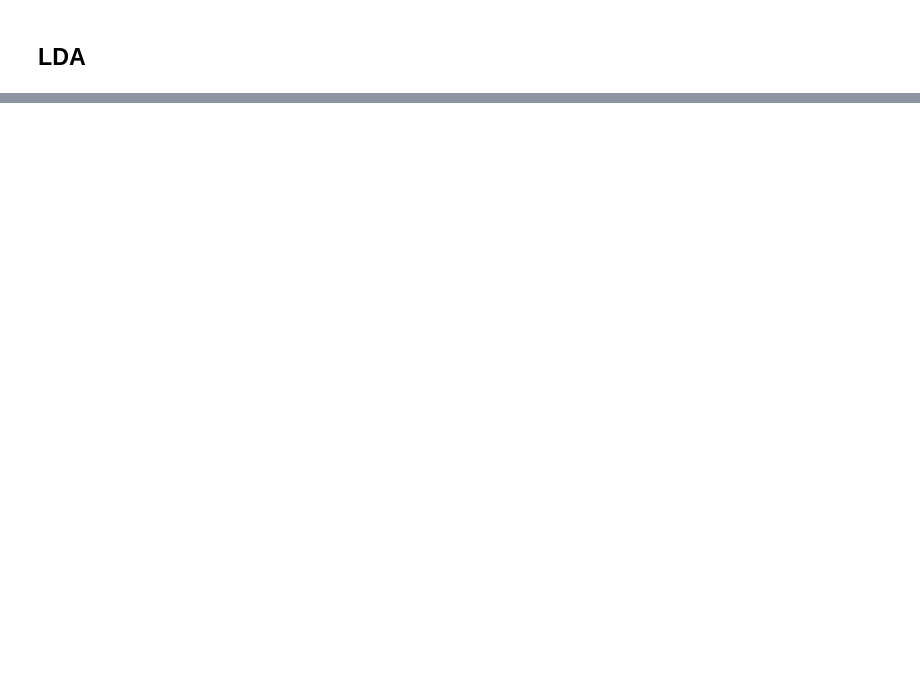
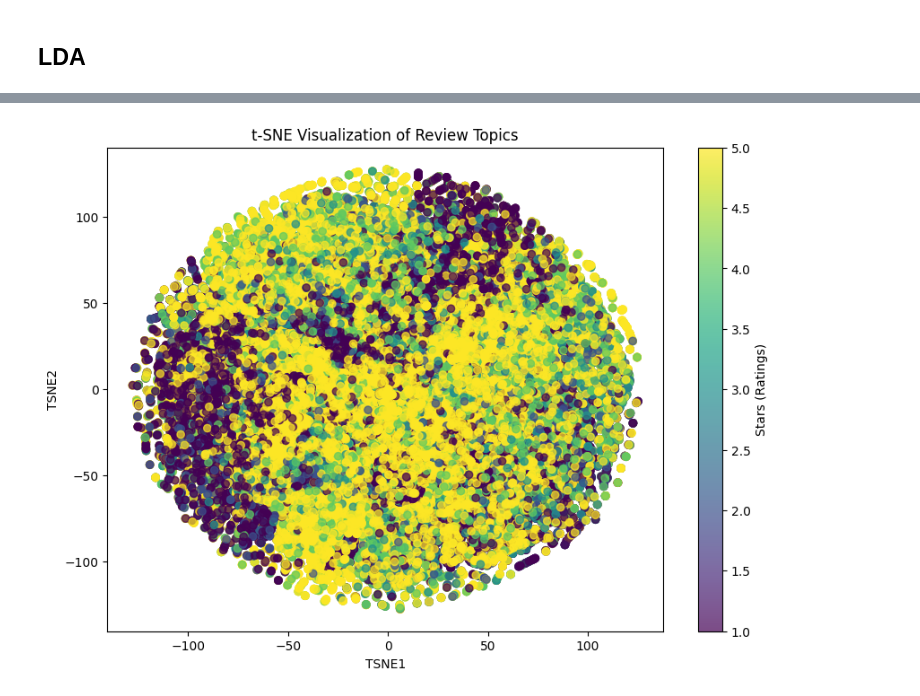
Before and after one commit to JaumeSanCol/Comp_ML, a Jupyter notebook: data_prep.ipynb, the cells around one changed output, grey strips where cells are left out. Cells and saved outputs as stored; diff of their text form; code cells hidden in the pictures; blank space fills up the shorter version.

Commit message:
Basic Recomandation + Topic extraction

```diff
--- a/data_prep.ipynb
+++ b/data_prep.ipynb
@@ -241,3 +252,9 @@ lda_topic_matrix = lda_model.fit_transform(X)
+# %%
+from sklearn.decomposition import LatentDirichletAllocation
+from sklearn.feature_extraction.text import CountVectorizer
+num_batches = 7
+n_topics = 9
+batches = np.array_split(corpus, num_batches)
 # %%
 from collections import Counter
 
@@ -287,6 +301,6 @@ def get_top_n_words(n, keys, document_term_matrix, count_vectorizer):
             temp_word_vector = np.zeros((1,document_term_matrix.shape[1]))
             temp_word_vector[:,index] = 1
             the_word = count_vectorizer.inverse_transform(temp_word_vector)[0][0]
-            topic_words.append(the_word.encode('ascii').decode('utf-8'))
+            topic_words.append(the_word)  # Simply store the word as-is
         top_words.append(" ".join(topic_words))
     return top_words
@@ -292,0 +362,4 @@ def get_top_n_words(n, keys, document_term_matrix, count_vectorizer):
+# %%
+
+n_topics = 9
+batches = np.array_split(corpus, num_batches)
@@ -347,0 +447,7 @@ plt.show()
+# %%
+# add the topics to this dataset as 8 new columns
+df_topics.columns = ['topic_{}'.format(i) for i in range(n_topics)]
+
+# Combine with the original dataset
+dataset_f = pd.concat([corpus, df_topics], axis=1)
+dataset_f.head()
@@ -347,0 +463,29 @@ plt.show()
+# %%
+from sklearn.manifold import TSNE
+df = dataset_f
+topic_columns =[]
+# Seleccionar solo las columnas de tópicos para reducción de dimensiones
+for i in range(0,len(n_topics)):
+    topic_columns.append(f"topic_{i}")
+
+topic_data = df[topic_columns].values
+
+# Aplicar t-SNE
+tsne = TSNE(n_components=2, random_state=42, perplexity=5)
+reduced = tsne.fit_transform(topic_data)
+
+# Crear DataFrame con las nuevas dimensiones
+tsne_df = pd.DataFrame(reduced, columns=['TSNE1', 'TSNE2'])
+tsne_df['stars'] = df['stars']  # Agregar la columna de estrellas para colorear
+
+# Graficar
+plt.figure(figsize=(10, 7))
+scatter = plt.scatter(tsne_df['TSNE1'], tsne_df['TSNE2'], c=tsne_df['stars'], cmap='viridis', alpha=0.7)
+cbar = plt.colorbar(scatter)
+cbar.set_label("Stars (Ratings)")
+plt.xlabel("TSNE1")
+plt.ylabel("TSNE2")
+plt.title("t-SNE Visualization of Review Topics")
+plt.show()
+# %% [output]
+[figure, added]
```
Also changed, not shown: parts of 30 cells of this notebook, 2 other files.
